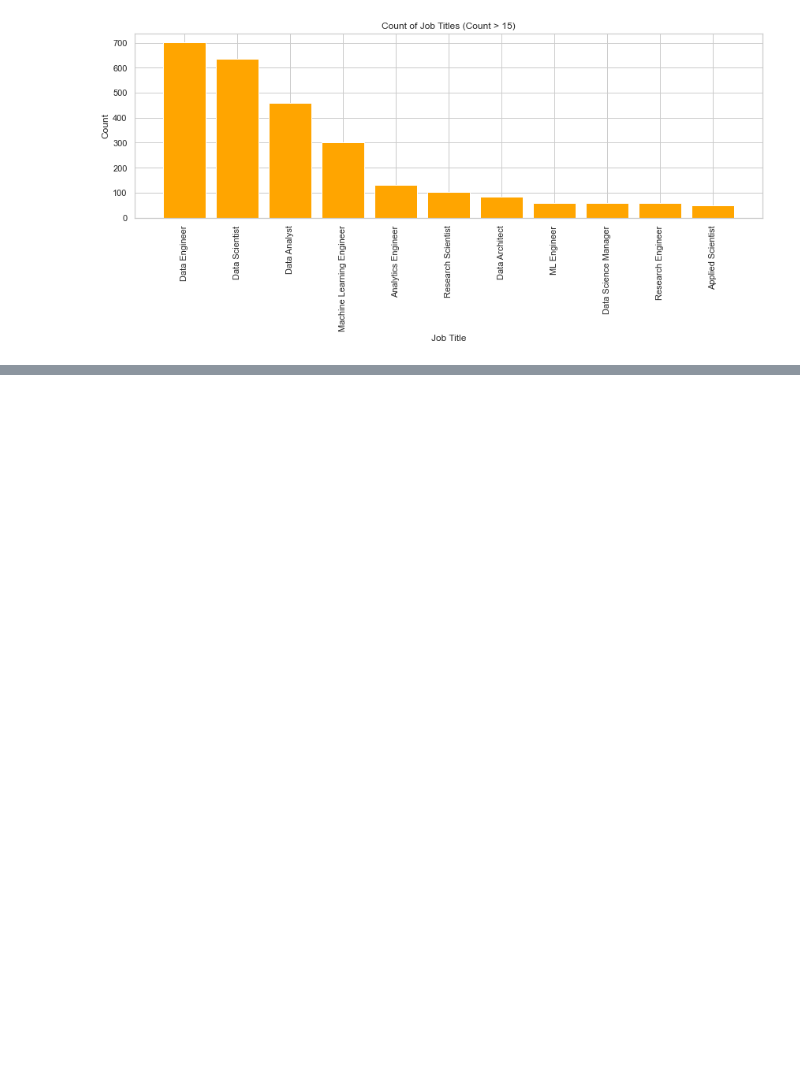
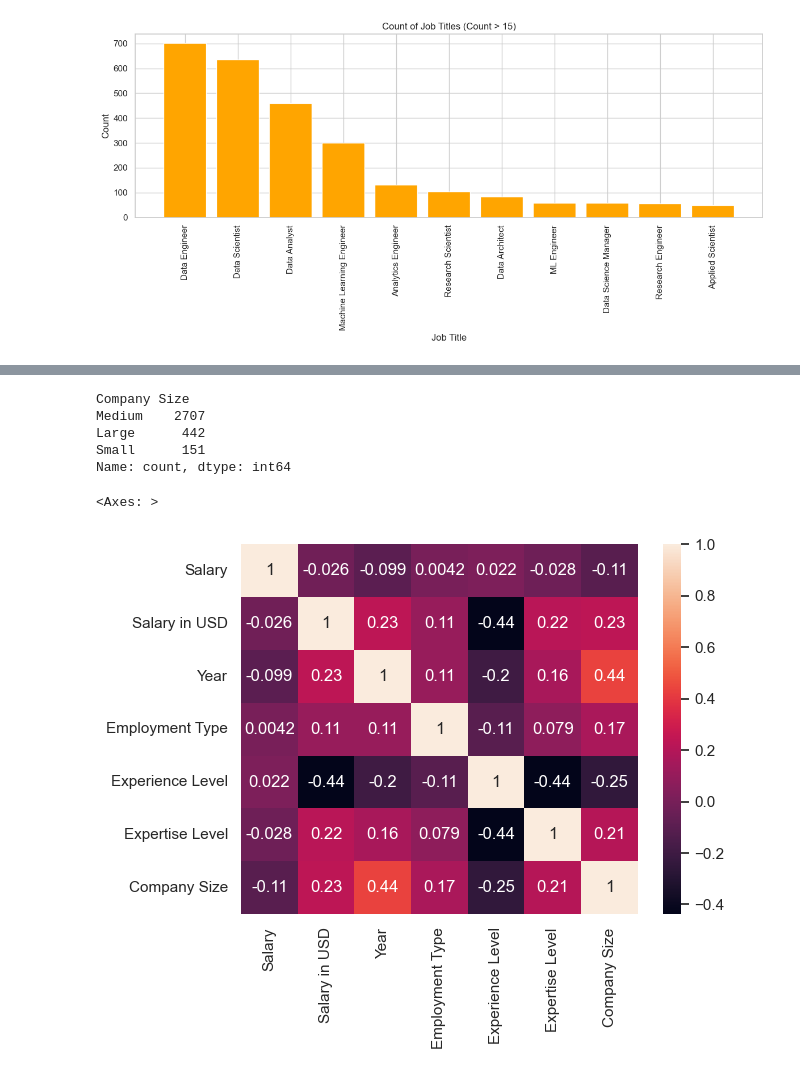
Before and after one commit to Frussen/salary_predictor, a Jupyter notebook: salary_predictor.ipynb, the cells around one changed output, grey strips where cells are left out. Drawn from its saved outputs; the diff is of its cells as text; code cells hidden in the pictures; blank space fills up the shorter version.

```diff
--- a/salary_predictor.ipynb
+++ b/salary_predictor.ipynb
@@ -6,7 +6,7 @@ import matplotlib.pyplot as plt
 from pandas_profiling import ProfileReport
 from IPython.display import HTML
 # %%
-df=pd.read_csv('Latest_Data_Science_Salaries (1).csv')
+df=pd.read_csv('data_science_salaries.csv')
 df
 # %% [output]
 |  | Job Title | Employment Type | Experience Level | Expertise Level | Salary | Salary Currency | ... |
@@ -243,4 +266,28 @@ plt.show()
+# %%
+df['Company Size'].value_counts()
+# %% [output]
+Company Size
+Medium    2707
+Large      442
+Small      151
+Name: count, dtype: int64
 # %%
-# We generate some hypotheses [some prediction before analysis] for the data and verify their accuracy through exploratory data analysis (EDA).
+# Correlation map
 
-# 1.
+numerical = df.select_dtypes(include=np.number)
+categorical = df.select_dtypes(include=object)
+
+ord_encoded = categorical.replace({
+    'Employment Type': {'Freelance': 1, 'Part-Time': 2, 'Contract': 3, 'Full-Time': 4},
+    'Experience Level': {'Executive': 1, 'Senior': 2, 'Mid': 3, 'Entry': 4},
+    'Expertise Level': {'Director': 1, 'Junior': 2, 'Intermediate': 3, 'Expert': 4},
+    'Company Size': {'Small': 1, 'Large': 2, 'Medium': 3},
+})
+ord_encoded = ord_encoded.select_dtypes(include=np.number)
+all_data = pd.concat([numerical, ord_encoded], axis=1)
+
+corr_df = all_data.corr()
+sns.heatmap(corr_df,annot=True) # ,mask=np.triu(corr_df)
+# %% [output]
+<Axes: >
+[figure, added]
```
Also changed, not shown: parts of 6 cells of this notebook, 3 other files.
